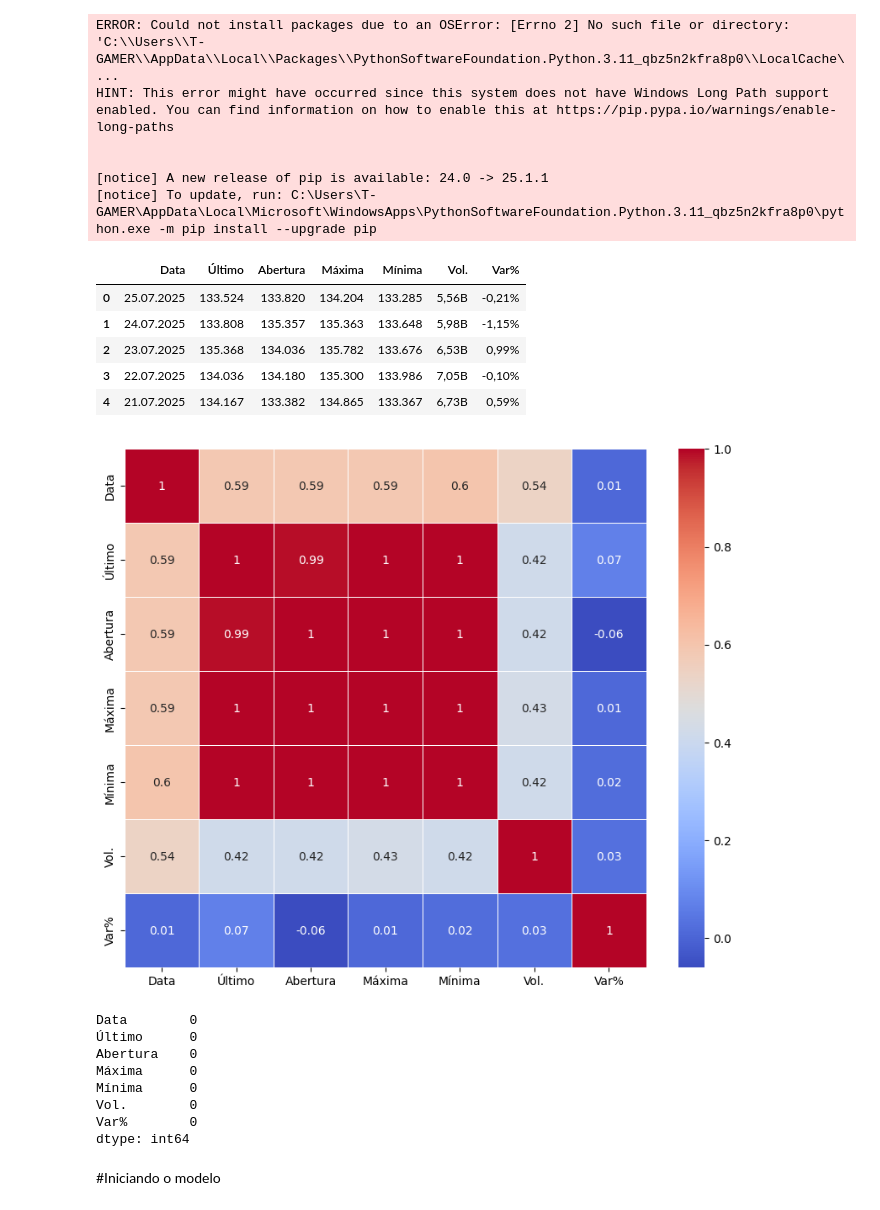
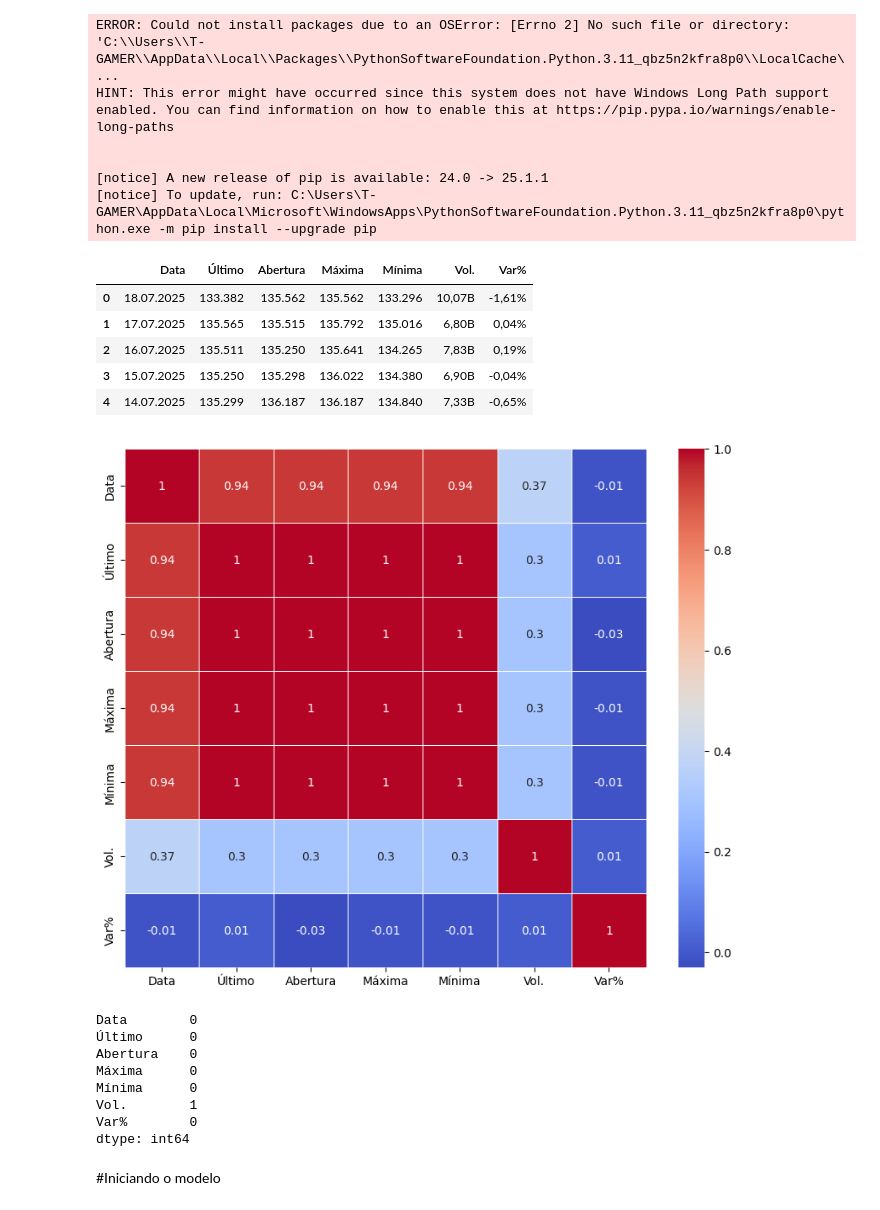
Before and after one commit to Mathzera06/challenge_2, a Jupyter notebook: Notebook_Tech_Challenge2.ipynb, the cells around one changed output. Cells and saved outputs as stored; diff of their text form; code cells hidden in the pictures.

```diff
--- a/Notebook_Tech_Challenge2.ipynb
+++ b/Notebook_Tech_Challenge2.ipynb
@@ -34,16 +34,16 @@ HINT: This error might have occurred since this system does not have Windows Lon
 # %%
 import pandas as pd
 
-df_ibovespa = pd.read_csv(r"C:\Users\T-GAMER\Documents\Estudos_Matheus_2025\dados_pos\Dados Históricos - Ibovespa (4).csv")
+df_ibovespa = pd.read_csv(r"C:\Users\T-GAMER\Documents\Estudos_Matheus_2025\dados_pos\Dados Históricos - Ibovespa (9).csv")
 
 df_ibovespa.head()
 # %% [output]
 |  | Data | Último | Abertura | Máxima | Mínima | Vol. | Var% |
-| 0 | 25.07.2025 | 133.524 | 133.820 | 134.204 | 133.285 | 5,56B | -0,21% |
-| 1 | 24.07.2025 | 133.808 | 135.357 | 135.363 | 133.648 | 5,98B | -1,15% |
-| 2 | 23.07.2025 | 135.368 | 134.036 | 135.782 | 133.676 | 6,53B | 0,99% |
-| 3 | 22.07.2025 | 134.036 | 134.180 | 135.300 | 133.986 | 7,05B | -0,10% |
-| 4 | 21.07.2025 | 134.167 | 133.382 | 134.865 | 133.367 | 6,73B | 0,59% |
+| 0 | 18.07.2025 | 133.382 | 135.562 | 135.562 | 133.296 | 10,07B | -1,61% |
+| 1 | 17.07.2025 | 135.565 | 135.515 | 135.792 | 135.016 | 6,80B | 0,04% |
+| 2 | 16.07.2025 | 135.511 | 135.250 | 135.641 | 134.265 | 7,83B | 0,19% |
+| 3 | 15.07.2025 | 135.250 | 135.298 | 136.022 | 134.380 | 6,90B | -0,04% |
+| 4 | 14.07.2025 | 135.299 | 136.187 | 136.187 | 134.840 | 7,33B | -0,65% |
 # %%
 df_ibovespa['Data'] = pd.to_datetime(
     df_ibovespa['Data'],
@@ -66,7 +66,7 @@ sns.heatmap(correlation_metrics, annot=True,linewidths= .5, ax=ax, cmap="coolwar
 
 plt.show()
 # %% [output]
-[figure, old version]
+[figure, new version]
 # %%
 df_ibovespa.isnull().sum()
 # %% [output]
@@ -75,7 +75,7 @@ Data        0
 Abertura    0
 Máxima      0
 Mínima      0
-Vol.        0
+Vol.        1
 Var%        0
 dtype: int64
 # %% [markdown]
```
Also changed, not shown: parts of 9 cells of this notebook.
